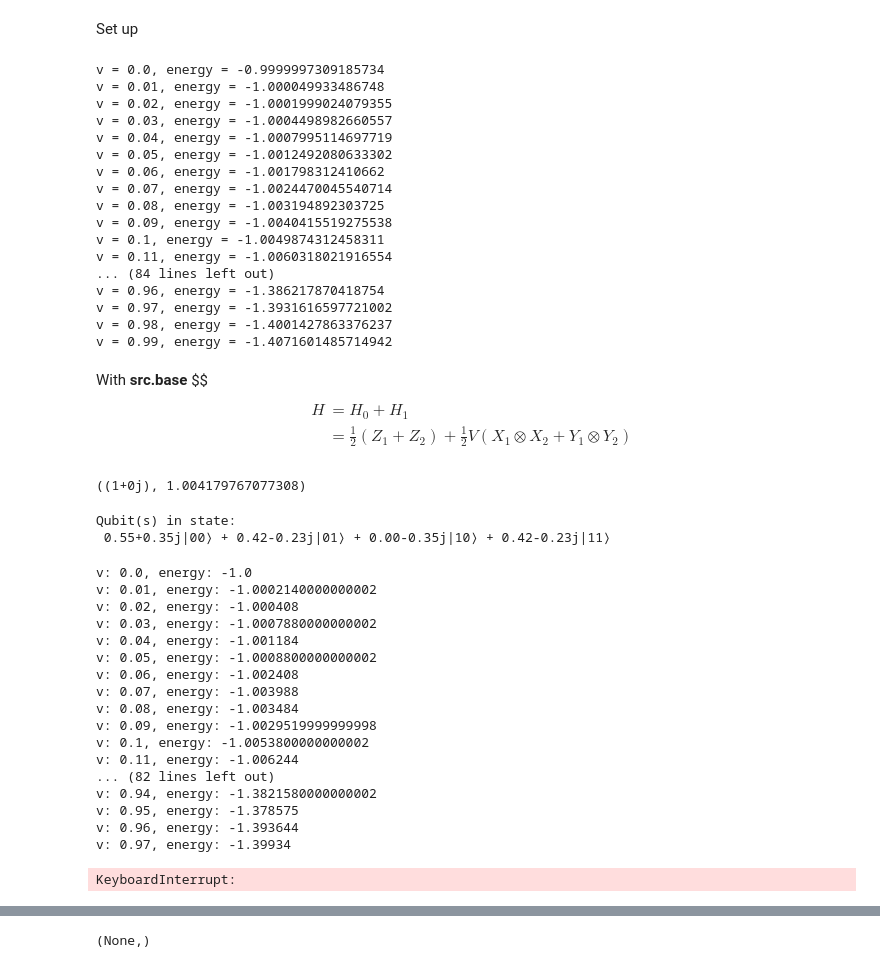
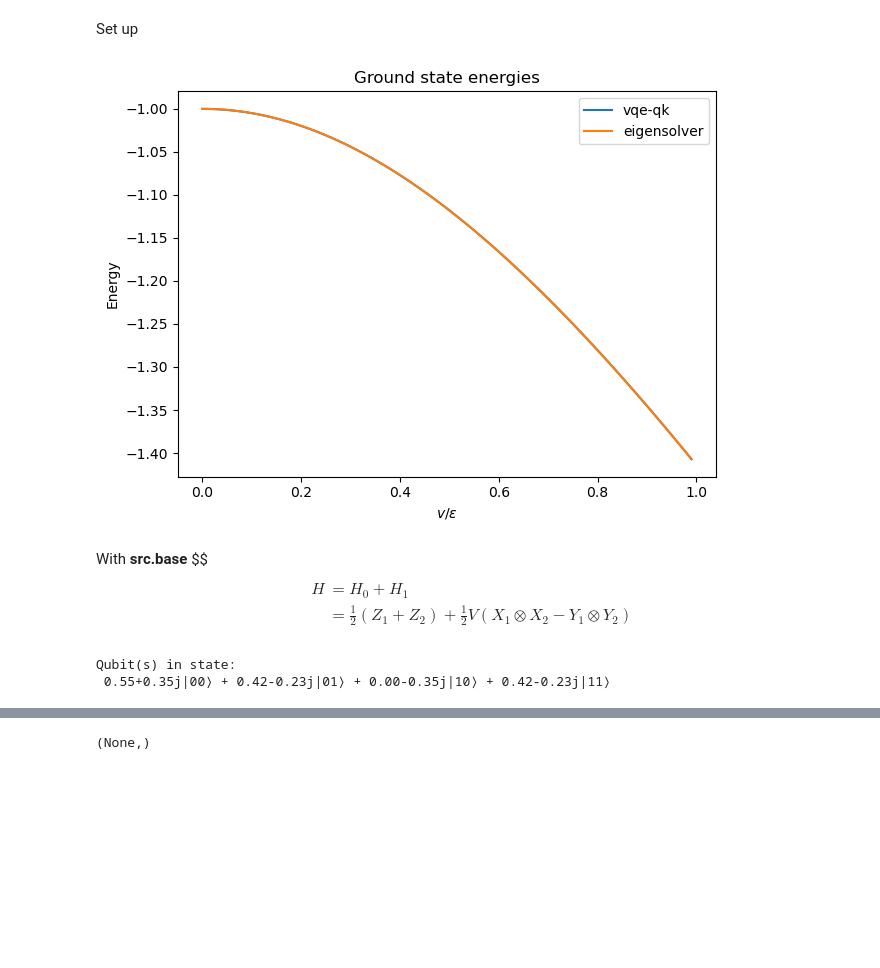
Before and after one commit to moyasui/vqe-solver, a Jupyter notebook: src/vqe-lipkin.ipynb, the cells around one changed output, grey strips where cells are left out. Drawn from its saved outputs; the diff is of its cells as text; code cells hidden in the pictures; blank space fills up the shorter version.

Commit message:
update: remove printing

```diff
--- a/src/vqe-lipkin.ipynb
+++ b/src/vqe-lipkin.ipynb
@@ -132,38 +134,20 @@ for i, v in enumerate(vs):
     # print(ham)
     result = vqe.compute_minimum_eigenvalue(ham)
     energies[i] = result.eigenvalue.real
-    print(f'v = {v}, energy = {result.eigenvalue.real}')
+    # print(f'v = {v}, energy = {result.eigenvalue.real}')
-# %% [output]
-v = 0.0, energy = -0.9999997309185734
-v = 0.01, energy = -1.000049933486748
-v = 0.02, energy = -1.0001999024079355
-v = 0.03, energy = -1.0004498982660557
-v = 0.04, energy = -1.0007995114697719
-v = 0.05, energy = -1.0012492080633302
-v = 0.06, energy = -1.001798312410662
-v = 0.07, energy = -1.0024470045540714
-v = 0.08, energy = -1.003194892303725
-v = 0.09, energy = -1.0040415519275538
-v = 0.1, energy = -1.0049874312458311
-v = 0.11, energy = -1.0060318021916554
-... (84 lines left out)
-v = 0.96, energy = -1.386217870418754
-v = 0.97, energy = -1.3931616597721002
-v = 0.98, energy = -1.4001427863376237
-v = 0.99, energy = -1.4071601485714942
 # %%
-# plt.plot(vs/n_points, energies)
-# plt.plot(vs/n_points, eigs[0])
-# plot_2D(vs/n_points, [energies, eigs[0]], plot_count=2, title="Ground state energies", x_title=r'$v/\epsilon$', y_title='Energy', label=['vqe-qk', 'eigensolver'],
+
+plot_2D(vs/n_points, [energies, eigs[0]], plot_count=2, title="Ground state energies",
+        x_title=r'$v/\epsilon$', y_title='Energy', label=['vqe-qk', 'eigensolver'],)
 #         filename='lipkin-2.pdf'),
-# save_fig('qk-1qb.pdf')
-# plt.show()
+# %% [output]
+[figure, added]
 # %% [markdown]
 With **src.base**
 $$
 \begin{aligned}
 H &= H_0 + H_1 \\
-&= \frac{1}{2} (Z_1 + Z_2) + \frac{1}{2} V (X_1 \otimes X_2 + Y_1 \otimes Y_2)
+&= \frac{1}{2} (Z_1 + Z_2) + \frac{1}{2} V (X_1 \otimes X_2 - Y_1 \otimes Y_2)
 \end{aligned}
 # %%
 
@@ -230,12 +214,10 @@ def expectation(qc, v, n_shots=10000):
     return expectation / n_shots
 
 
-qc = Qubits_2()
-v = np.random.uniform(-np.pi, np.pi)
-a = qc.state.conj() @ my_H(v) @ qc.state
-a, expectation(qc, v)
+# qc = Qubits_2()
+# v = np.random.uniform(-np.pi, np.pi)
+# a = qc.state.conj() @ my_H(v) @ qc.state
+# a, expectation(qc, v)
-# %% [output]
-((1+0j), 1.004179767077308)
 # %%
 a = my_ansatz(np.ones(4)* np.random.uniform(low=-np.pi/2, high=np.pi/2))
 a
@@ -257,27 +239,8 @@ for i, v in enumerate(vs):
     my_ham = my_H(v)
     # print(my_ham)
     min_params, min_energy = my_vqe.minimise_eigenvalue(my_ham, v, 10000)
-    print(f"v: {v}, energy: {min_energy}")
+    # print(f"v: {v}, energy: {min_energy}")
     my_energies[i] = min_energy
-# %% [output]
-v: 0.0, energy: -1.0
-v: 0.01, energy: -1.0002140000000002
-v: 0.02, energy: -1.000408
-v: 0.03, energy: -1.0007880000000002
-v: 0.04, energy: -1.001184
-v: 0.05, energy: -1.0008800000000002
-v: 0.06, energy: -1.002408
-v: 0.07, energy: -1.003988
-v: 0.08, energy: -1.003484
-v: 0.09, energy: -1.0029519999999998
-v: 0.1, energy: -1.0053800000000002
-v: 0.11, energy: -1.006244
-... (82 lines left out)
-v: 0.94, energy: -1.3821580000000002
-v: 0.95, energy: -1.378575
-v: 0.96, energy: -1.393644
-v: 0.97, energy: -1.39934
-KeyboardInterrupt:
 # %%
 plt.plot(vs/n_points, my_energies)
 plt.show()
```
Also changed, not shown: parts of 9 cells of this notebook, 3 other files.
